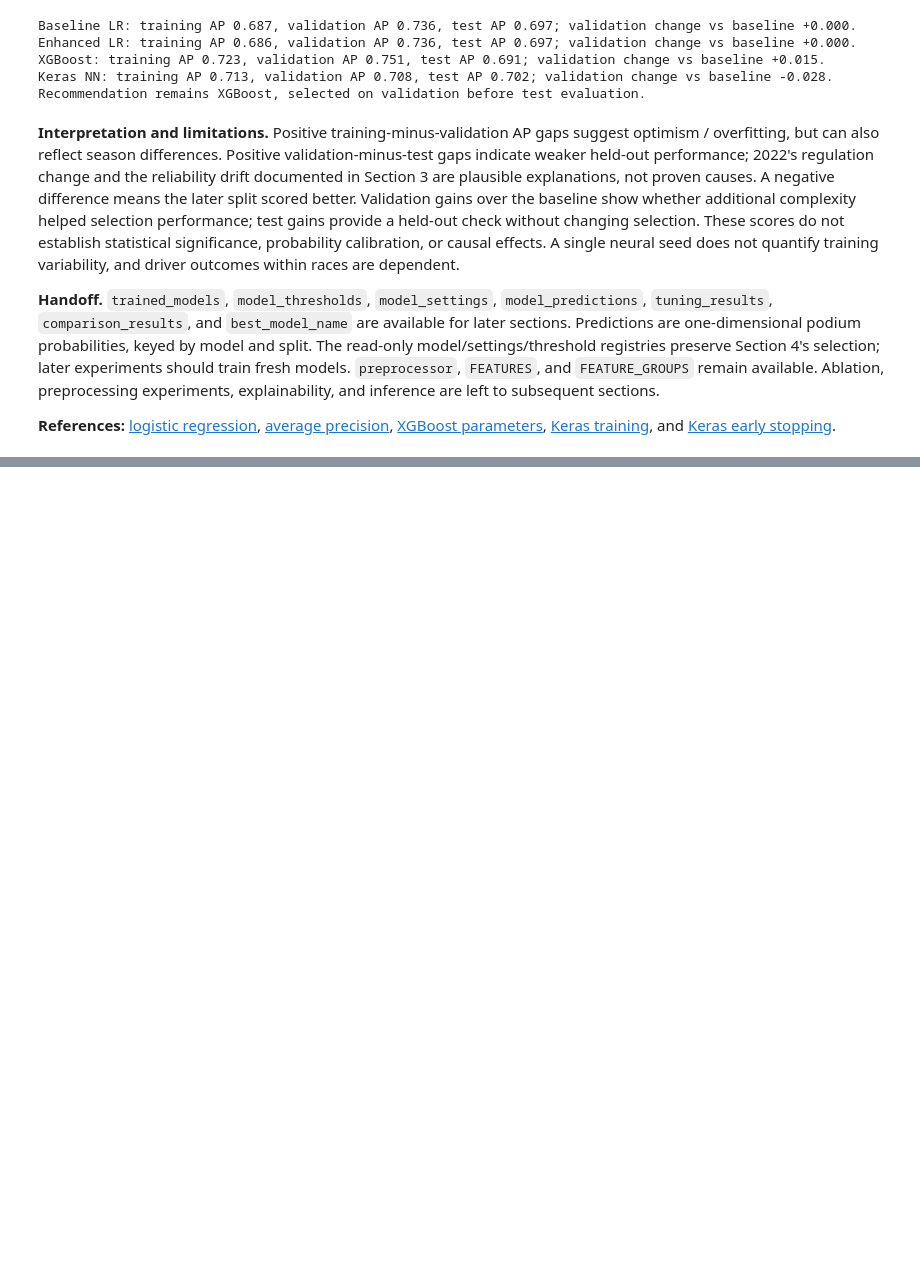
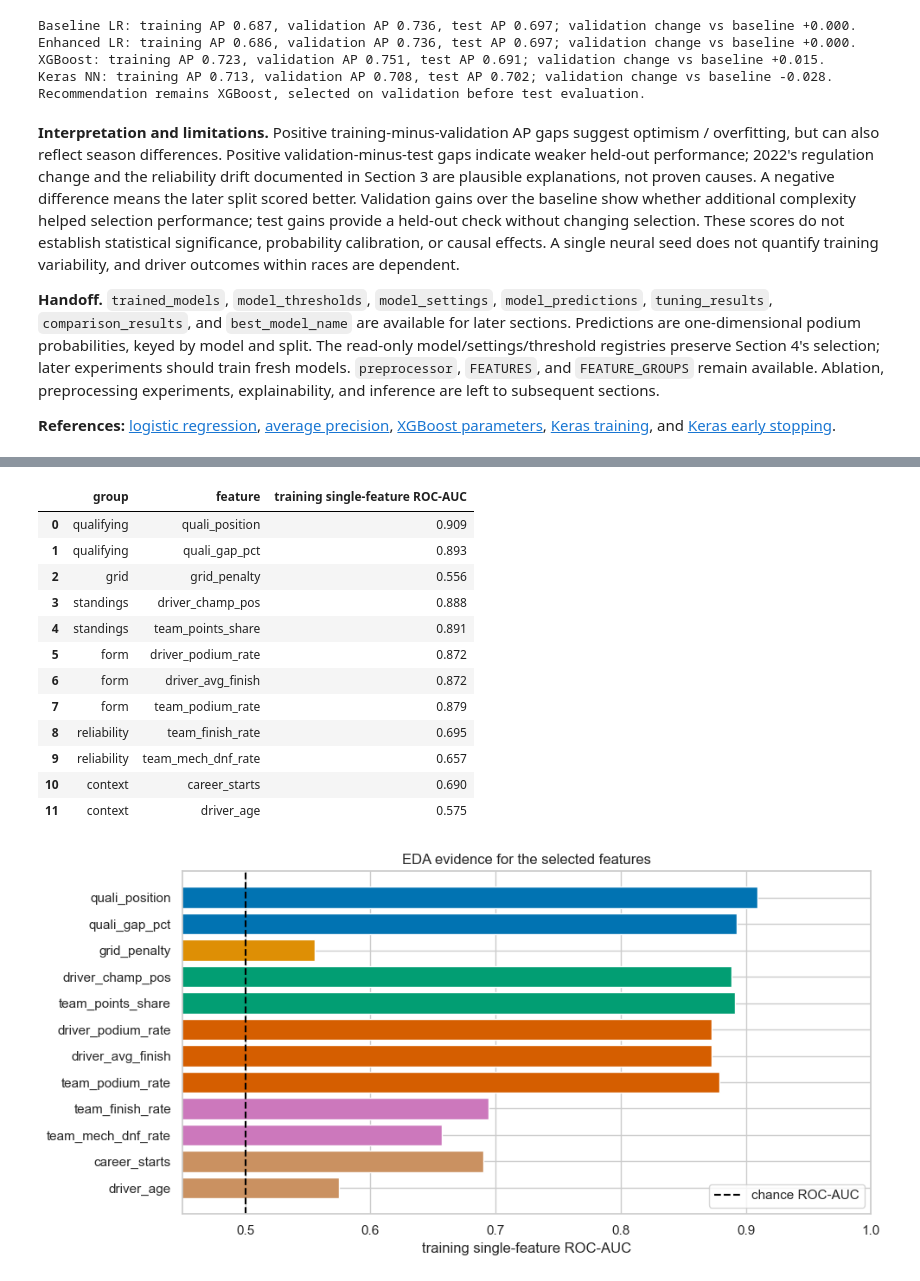
Before and after one commit to Seif2005/ACL2-Project, a Jupyter notebook: Main.ipynb, the cells around one changed output, grey strips where cells are left out. Drawn from its saved outputs; the diff is of its cells as text; code cells hidden in the pictures; blank space fills up the shorter version.

```diff
--- a/Main.ipynb
+++ b/Main.ipynb
@@ -3542,0 +3572,59 @@ and [Keras early stopping](https://keras.io/api/callbacks/early_stopping/).
+# %%
+from sklearn.base import BaseEstimator, TransformerMixin, clone
+from sklearn.utils.validation import check_is_fitted
+
+EXPERIMENT_SPLITS = ("train", "validation")
+EXPERIMENT_METRICS = ("ROC-AUC", AP, "F1")
+GROUP_ORDER = list(FEATURE_GROUPS)
+assert set(GROUP_ORDER) == {"qualifying", "grid", "standings", "form", "reliability", "context"}
+assert len(FEATURES) == 12
+
+feature_evidence = pd.DataFrame([
+    {"group": group, "feature": feature, "training single-feature ROC-AUC": relevance.loc[feature, "ROC-AUC"]}
+    for group, members in FEATURE_GROUPS.items() for feature in members
+])
+assert len(feature_evidence) == 12 and feature_evidence["feature"].is_unique
+display(feature_evidence.round(3))
+group_colors = dict(zip(GROUP_ORDER, sns.color_palette("colorblind", len(GROUP_ORDER))))
+fig, ax = plt.subplots(figsize=(10, 5))
+ax.barh(feature_evidence["feature"], feature_evidence["training single-feature ROC-AUC"],
+        color=feature_evidence["group"].map(group_colors))
+ax.axvline(0.5, color="black", linestyle="--", label="chance ROC-AUC")
+ax.invert_yaxis()
+ax.set(xlim=(0.45, 1), xlabel="training single-feature ROC-AUC", title="EDA evidence for the selected features")
+ax.legend()
+plt.tight_layout()
+plt.show()
+
+# Snapshot earlier results and fitted objects; no Section 4 object is fitted again.
+section4_snapshot = {
+    "best_model_name": best_model_name,
+    "thresholds": dict(model_thresholds),
+    "model_ids": {name: id(model) for name, model in trained_models.items()},
+    "model_params": {name: model.get_params(deep=True) for name, model in trained_models.items()
+                     if not isinstance(model, keras.Model)},
+    "comparison": comparison_results.copy(deep=True),
+    "preprocessor_id": id(preprocessor),
+    "features": list(FEATURES),
+    "feature_groups": {group: list(members) for group, members in FEATURE_GROUPS.items()},
+}
+experiment_frames = {"train": train, "validation": validation}
+experiment_targets = {"train": np.asarray(y_train), "validation": np.asarray(y_val)}
+assert set(train["raceId"]).isdisjoint(validation["raceId"])
+experiment_models, experiment_preprocessors = {}, {}
+experiment_predictions, experiment_thresholds = {}, {}
+# %% [output]
+|  | group | feature | training single-feature ROC-AUC |
+| 0 | qualifying | quali_position | 0.909 |
+| 1 | qualifying | quali_gap_pct | 0.893 |
+| 2 | grid | grid_penalty | 0.556 |
+| 3 | standings | driver_champ_pos | 0.888 |
+| 4 | standings | team_points_share | 0.891 |
+| 5 | form | driver_podium_rate | 0.872 |
+| 6 | form | driver_avg_finish | 0.872 |
+| 7 | form | team_podium_rate | 0.879 |
+| 8 | reliability | team_finish_rate | 0.695 |
+| 9 | reliability | team_mech_dnf_rate | 0.657 |
+| 10 | context | career_starts | 0.690 |
+| 11 | context | driver_age | 0.575 |
+[figure, added]
```
Also changed, not shown: parts of 14 cells of this notebook, 1 other file.
